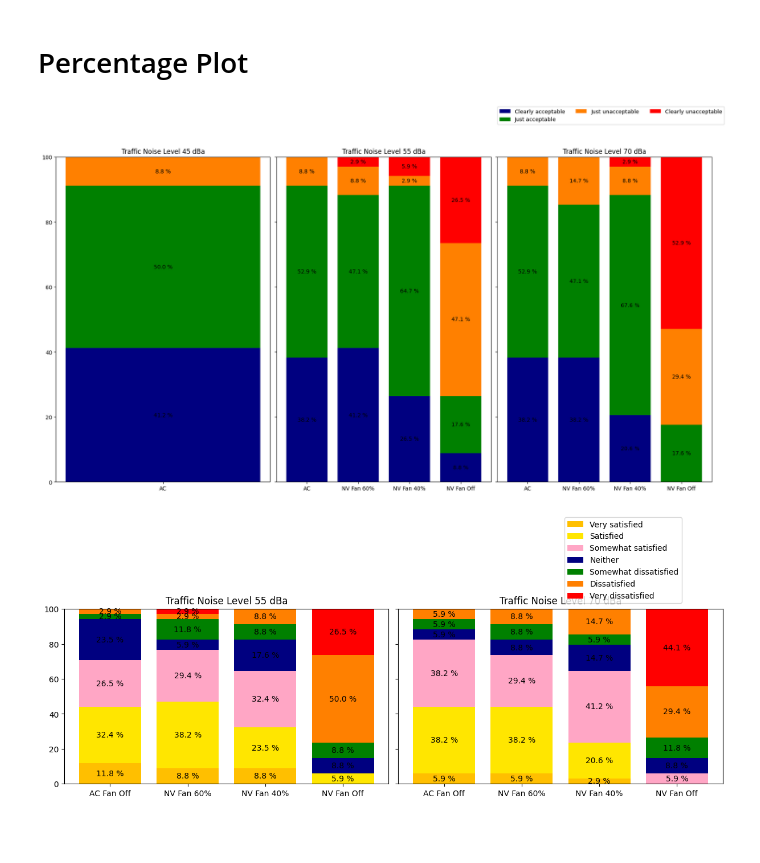
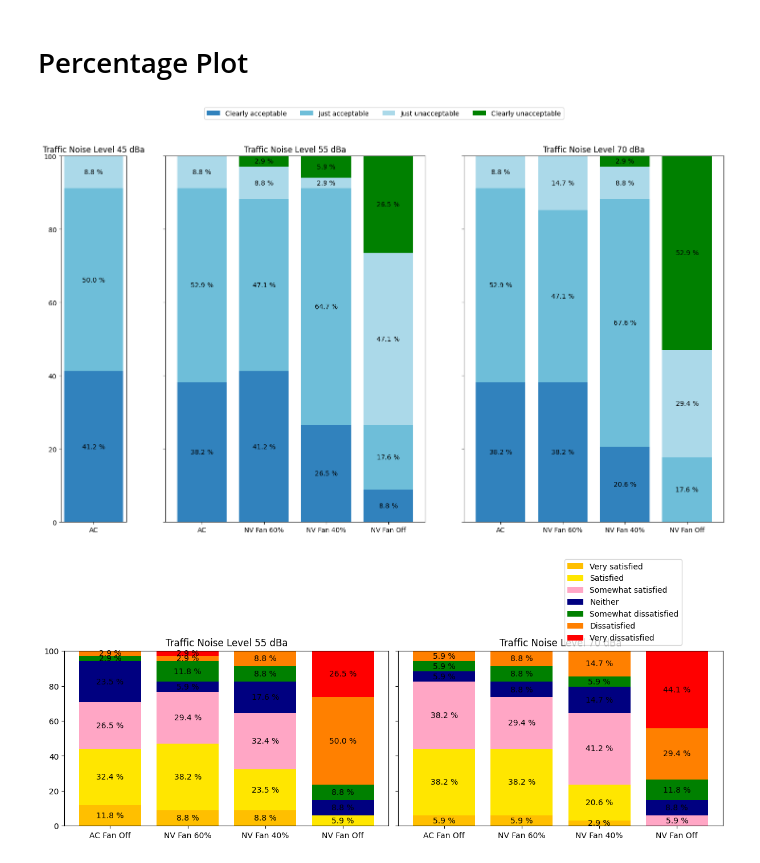
Before and after one commit to afifhrz/cognitive_learning, a Jupyter notebook: 9_plotting_report/main.ipynb, the cells around one changed output. Cells and saved outputs as stored; diff of their text form; code cells hidden in the pictures; blank space fills up the shorter version.

Commit message:
update percentage plot

```diff
--- a/9_plotting_report/main.ipynb
+++ b/9_plotting_report/main.ipynb
@@ -20,10 +20,13 @@ x = ['AC', 'NV fan 5', 'NV fan 3', 'NV fan 0']
 x_labels = ['AC', 'NV Fan 60%', 'NV Fan 40%', 'NV Fan Off']
 y = [4,3,2,1]
 colors = [
-    (0,0,0.5,1),
+    ("#3182bd"),
+    ("#6ebed9"),
+    ("#abd9e9"),
     (0,0.5,0,1),
-    (1,0.5,0,1),
-    (1,0,0,1),
+    ("#ffff99"),
+    ("#e6550d"),
+    ('#B22222'),
 ]
 labels = ['Clearly unacceptable', 'Just unacceptable', 'Just acceptable', 'Clearly acceptable']
 tnl = [45,55,70]
@@ -55,7 +58,7 @@ for tf in tnl:
         data_y[tf][item] = data_y[tf][item]/snum*100
 
 # stack bars
-fig, (ax1, ax2, ax3) = plt.subplots(1, 3, layout='constrained', sharey=True)
+fig, (ax1, ax2, ax3) = plt.subplots(1, 3, sharey=True,  gridspec_kw={'width_ratios': [1, 4, 4]})
 fig.set_figwidth(18)
 fig.set_figheight(10)
 ax1.set_title('Traffic Noise Level 45 dBa')
@@ -83,35 +86,35 @@ for index, item in enumerate(y):
     if index == 0:
         ax3.bar(x_labels, data_y[70][item], label=labels[item-1], color = colors[index])
         sbot = data_y[70][item]
         for xpos, ypos, yval in zip(x_labels, sbot/2, sbot):
             if yval > 0:
                 ax3.text(xpos, ypos, "%.1f"%yval+" %", ha="center", va="center")
     else:
         ax3.bar(x_labels, data_y[70][item], bottom=sbot, label=labels[item-1], color = colors[index])
         for xpos, ypos, yval in zip(x_labels, sbot+data_y[70][item]/2, data_y[70][item]):
             if yval > 0:
                 ax3.text(xpos, ypos, "%.1f"%yval+" %", ha="center", va="center")
         sbot += data_y[70][item]
 
 for index, item in enumerate(y):
     data_y[45][list(data_y[45].keys())[index-1]]
     if index == 0:
         ax1.bar(x_labels, data_y[45][item], label=labels[item-1], color = colors[index])
         sbot = data_y[45][item]
         for xpos, ypos, yval in zip(x_labels, sbot/2, sbot):
             if yval > 0:
                 ax1.text(xpos, ypos, "%.1f"%yval+" %", ha="center", va="center")
     else:
         ax1.bar(x_labels, data_y[45][item], bottom=sbot, label=labels[item-1], color = colors[index])
         for xpos, ypos, yval in zip(x_labels, sbot+data_y[45][item]/2, data_y[45][item]):
             if yval > 0:
                 ax1.text(xpos, ypos, "%.1f"%yval+" %", ha="center", va="center")
         sbot += data_y[45][item]
 
-plt.legend(bbox_to_anchor=(0,1.1), loc='lower left', ncol=3, borderaxespad=0.)
+plt.legend(bbox_to_anchor=(-1,1.1), loc='lower left', ncol=4, borderaxespad=0.)
 plt.show()
 # %% [output]
-[figure, old version]
+[figure, new version]
 # %%
 # Prepare the data
 x = ['AC', 'NV fan 5', 'NV fan 3', 'NV fan 0']
```
